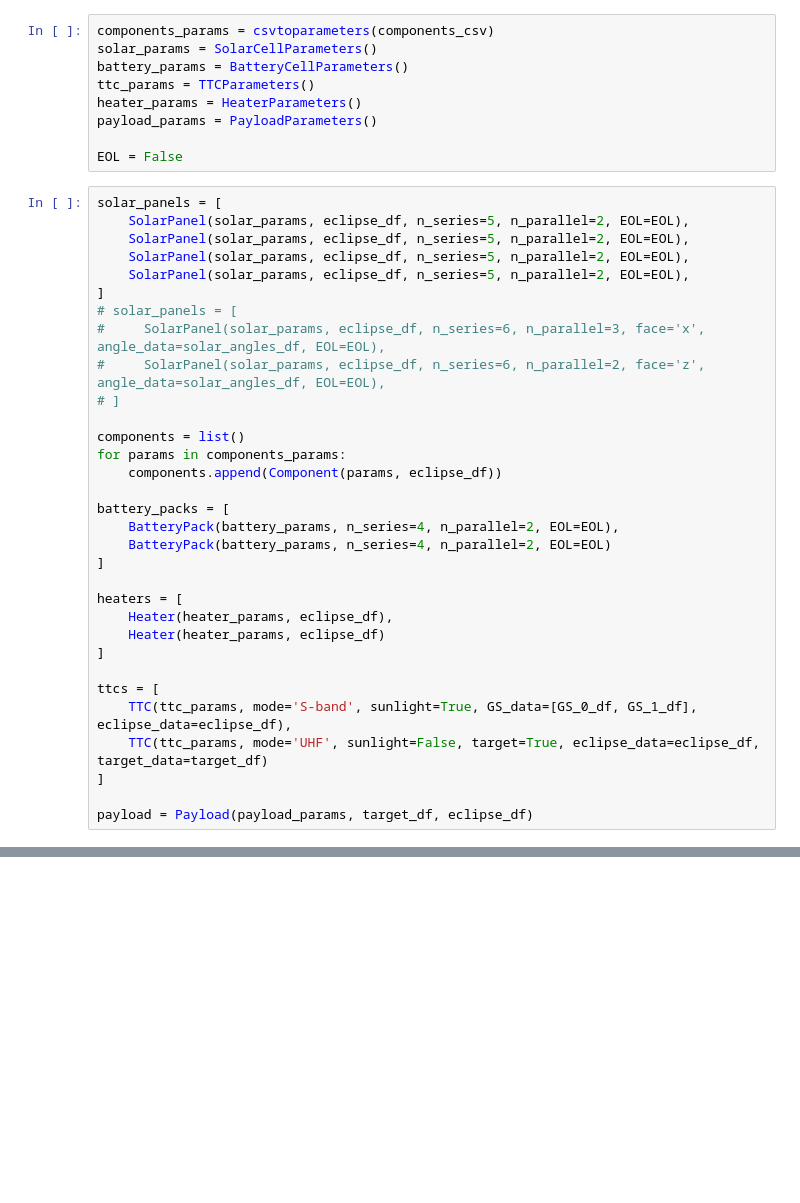
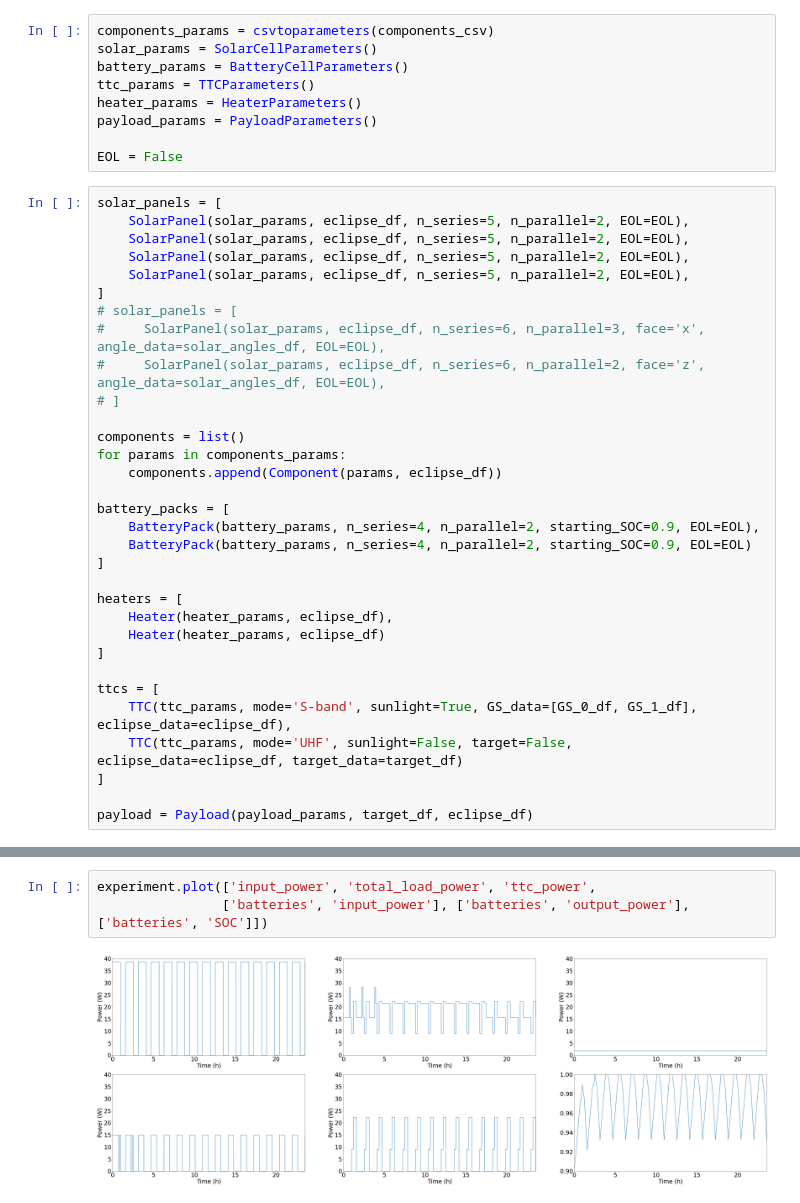
Before and after one commit to seDavo01/SD_EPS, a Jupyter notebook: [SD][EPS]main.ipynb, the cells around one changed output, grey strips where cells are left out. Saved outputs shown, nothing was run; the diff lists cells and outputs as text; blank space fills up the shorter version.

```diff
--- a/[SD][EPS]main.ipynb
+++ b/[SD][EPS]main.ipynb
@@ -54,8 +66,8 @@ for params in components_params:
     components.append(Component(params, eclipse_df))
 
 battery_packs = [
-    BatteryPack(battery_params, n_series=4, n_parallel=2, EOL=EOL),
-    BatteryPack(battery_params, n_series=4, n_parallel=2, EOL=EOL)
+    BatteryPack(battery_params, n_series=4, n_parallel=2, starting_SOC=0.9, EOL=EOL),
+    BatteryPack(battery_params, n_series=4, n_parallel=2, starting_SOC=0.9, EOL=EOL)
 ]
 
 heaters = [
@@ -65,7 +77,7 @@ heaters = [
 
 ttcs = [
     TTC(ttc_params, mode='S-band', sunlight=True, GS_data=[GS_0_df, GS_1_df], eclipse_data=eclipse_df),
-    TTC(ttc_params, mode='UHF', sunlight=False, target=True, eclipse_data=eclipse_df, target_data=target_df)
+    TTC(ttc_params, mode='UHF', sunlight=False, target=False, eclipse_data=eclipse_df, target_data=target_df)
 ]
 
 payload = Payload(payload_params, target_df, eclipse_df)
@@ -113,0 +118,5 @@ for key, schedule in schedules.items():
+# %%
+experiment.plot(['input_power', 'total_load_power', 'ttc_power',
+                ['batteries', 'input_power'], ['batteries', 'output_power'], ['batteries', 'SOC']])
+# %% [output]
+[figure, added]
```
Also changed, not shown: parts of 6 cells of this notebook, 2 other files.
